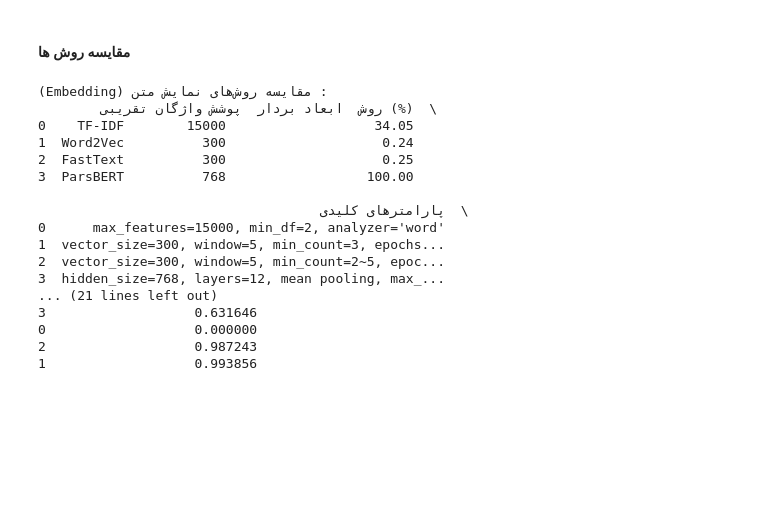
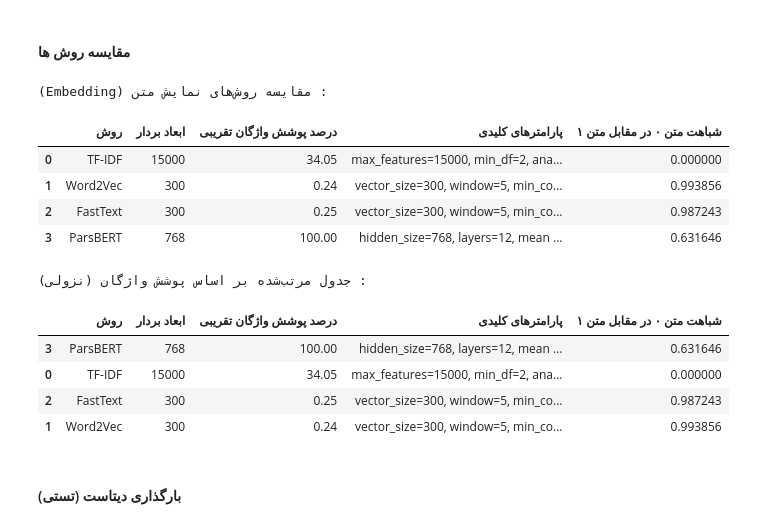
Before and after one commit to amir-v-z/Project-NLP, a Jupyter notebook: project.ipynb, the cells around one changed output. Drawn from its saved outputs; the diff is of its cells as text; code cells hidden in the pictures; blank space fills up the shorter version.

```diff
--- a/project.ipynb
+++ b/project.ipynb
@@ -272 +278,4 @@ for mf in [5000, 10000, 15000, None]:
+# %%
+vectorizer = joblib.load(r".\data\tfidf_vectorizer.pkl")
+print(".لود شد Vectorizer")
 # %%
@@ -546,50 +552,47 @@ comparison = pd.DataFrame({
         word2vec_embeddings.shape[1],
         fasttext_embeddings.shape[1],
         parsbert_embeddings.shape[1]
     ],
 
-    "پوشش واژگان تقریبی (%)": [
+    "درصد پوشش واژگان تقریبی": [
         tfidf_cov,
         word2vec_cov,
         fasttext_cov,
         parsbert_cov
     ],
 
     "پارامترهای کلیدی": [
         "max_features=15000, min_df=2, analyzer='word'",
         "vector_size=300, window=5, min_count=3, epochs=25, sg=1, negative=5",
         "vector_size=300, window=5, min_count=2~5, epochs=20~25, sg=1",
         "hidden_size=768, layers=12, mean pooling, max_length=128"
     ],
 
-    "similarity متن ۰ vs متن ۱": [
+    "شباهت متن ۰ در مقابل متن ۱": [
         sim_tfidf,
         sim_word2vec,
         sim_fasttext,
         sim_parsbert
     ]
 })
 
 print("\n(Embedding) مقایسه روش‌های نمایش متن :")
-print(comparison)
+display(comparison)
 
 print("\nجدول مرتب‌شده بر اساس پوشش واژگان (نزولی) :")
-print(comparison.sort_values("پوشش واژگان تقریبی (%)", ascending=False))
+display(comparison.sort_values("درصد پوشش واژگان تقریبی", ascending=False))
 # %% [output]
 (Embedding) مقایسه روش‌های نمایش متن :
-        روش  ابعاد بردار  پوشش واژگان تقریبی (%)  \
-0    TF-IDF        15000                   34.05
-1  Word2Vec          300                    0.24
-2  FastText          300                    0.25
-3  ParsBERT          768                  100.00
-
-                                    پارامترهای کلیدی  \
-0      max_features=15000, min_df=2, analyzer='word'
-1  vector_size=300, window=5, min_count=3, epochs...
-2  vector_size=300, window=5, min_count=2~5, epoc...
-3  hidden_size=768, layers=12, mean pooling, max_...
-... (21 lines left out)
-3                   0.631646
-0                   0.000000
-2                   0.987243
-1                   0.993856
+|  | روش | ابعاد بردار | درصد پوشش واژگان تقریبی | پارامترهای کلیدی | شباهت متن ۰ در مقابل متن ۱ |
+| 0 | TF-IDF | 15000 | 34.05 | max_features=15000, min_df=2, ana... | 0.000000 |
+| 1 | Word2Vec | 300 | 0.24 | vector_size=300, window=5, min_co... | 0.993856 |
+| 2 | FastText | 300 | 0.25 | vector_size=300, window=5, min_co... | 0.987243 |
+| 3 | ParsBERT | 768 | 100.00 | hidden_size=768, layers=12, mean ... | 0.631646 |
+جدول مرتب‌شده بر اساس پوشش واژگان (نزولی) :
+|  | روش | ابعاد بردار | درصد پوشش واژگان تقریبی | پارامترهای کلیدی | شباهت متن ۰ در مقابل متن ۱ |
+| 3 | ParsBERT | 768 | 100.00 | hidden_size=768, layers=12, mean ... | 0.631646 |
+| 0 | TF-IDF | 15000 | 34.05 | max_features=15000, min_df=2, ana... | 0.000000 |
+| 2 | FastText | 300 | 0.25 | vector_size=300, window=5, min_co... | 0.987243 |
+| 1 | Word2Vec | 300 | 0.24 | vector_size=300, window=5, min_co... | 0.993856 |
+# %% [markdown]
+#### بارگذاری دیتاست (تستی)
```
Also changed, not shown: parts of 22 cells of this notebook, 3 other files.
